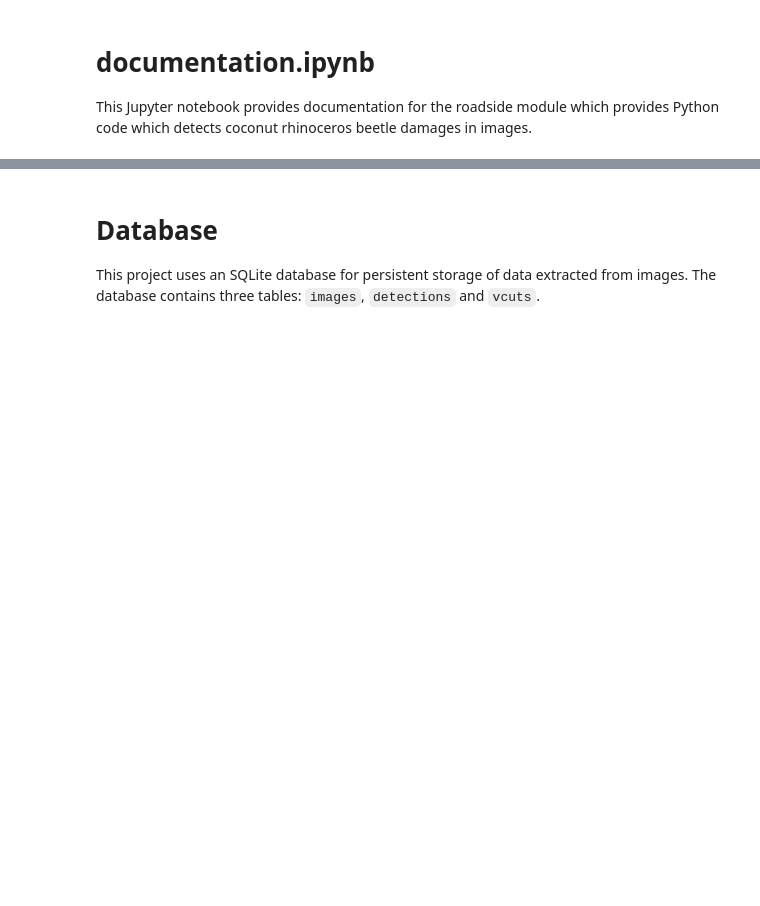
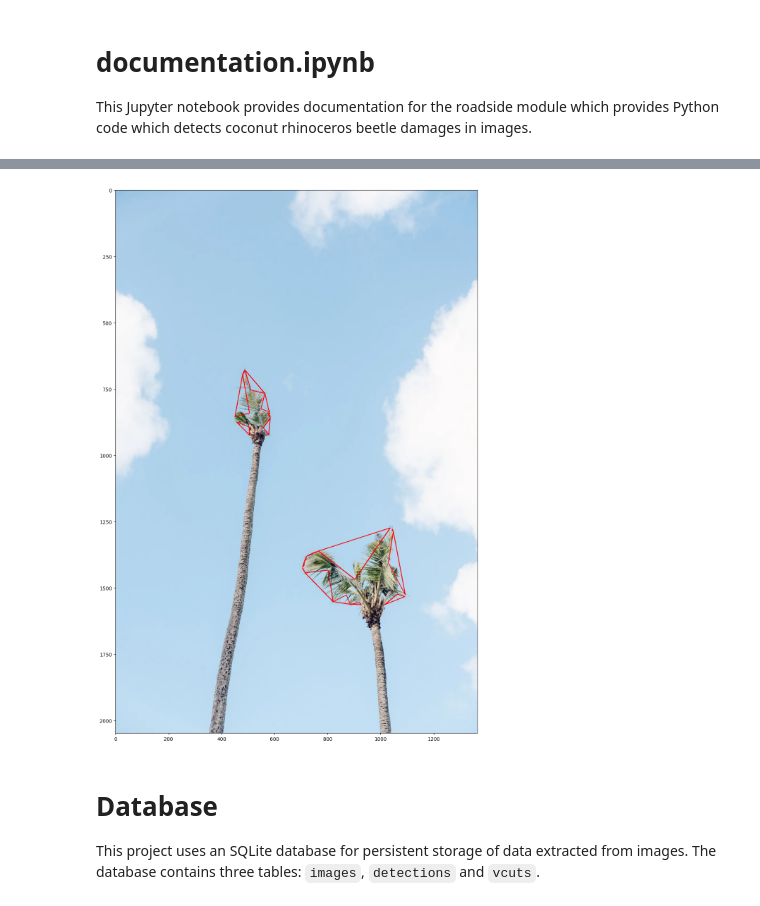
Before and after one commit to aubreymoore/crbdd, a Jupyter notebook: documentation.ipynb, the cells around one changed output, grey strips where cells are left out. Drawn from its saved outputs; the diff is of its cells as text; code cells hidden in the pictures; blank space fills up the shorter version.

```diff
--- a/documentation.ipynb
+++ b/documentation.ipynb
@@ -19,11 +23,32 @@ WHERE
 	images.image_id=detections.image_id AND
 	detections.detection_id=vcuts.detection_id
 '''
-df = pd.read_sql(sql, sqlite3.Connection('../test.db'))
+df = pd.read_sql(sql, sqlite3.Connection('test.db'))
+
+print(df.loc[0]['image_path'])
+img = cv2.imread(df.loc[0]['image_path'])
+img = cv2.cvtColor(img, cv2.COLOR_BGR2RGB)
 
 for r in df.itertuples():
     coords = [(r.start_x, r.start_y), (r.far_x, r.far_y), (r.end_x, r.end_y)]
     triangle = Polygon(coords)
     centroid = triangle.centroid
-    print(f'{r.image_id=}  {r.detection_id=}  {r.vcut_id=}  {centroid=}')
+    # centroid_coord = wkt.loads(centroid)
+
+    triangle_wkt = triangle.wkt
+    polygon = wkt.loads(triangle_wkt)
+
+    coords = np.array(polygon.exterior.coords, dtype=np.int32)
+
+    # Reshape if necessary (OpenCV expects a list of arrays)
+    pts = coords.reshape((-1, 1, 2))
+
+    cv2.polylines(img, [pts], isClosed=True, color=(255, 0, 0), thickness=2)
+    # cv2.putText(img, text=str(r.vcut_id), org=(centroid), fontFace=cv2.FONT_HERSHEY_SIMPLEX, fontScale=1, color=(255, 0, 0))
+
+    print(f'{r.image_id=}  {r.detection_id=}  {r.vcut_id=}  {triangle_wkt=} {centroid=}')
+
+fig, (ax1) = plt.subplots(1, 1, figsize=(20, 20))
+ax1.imshow(img)
+plt.show()
 # %% [output]
@@ -34,3 +75,4 @@ WHERE
+[figure, added]
 # %%
 def draw_sqlite_schema(db_path):
     dot = Digraph(comment='Database Schema', graph_attr={'rankdir':'RL'})
```
Also changed, not shown: parts of 2 cells of this notebook.
